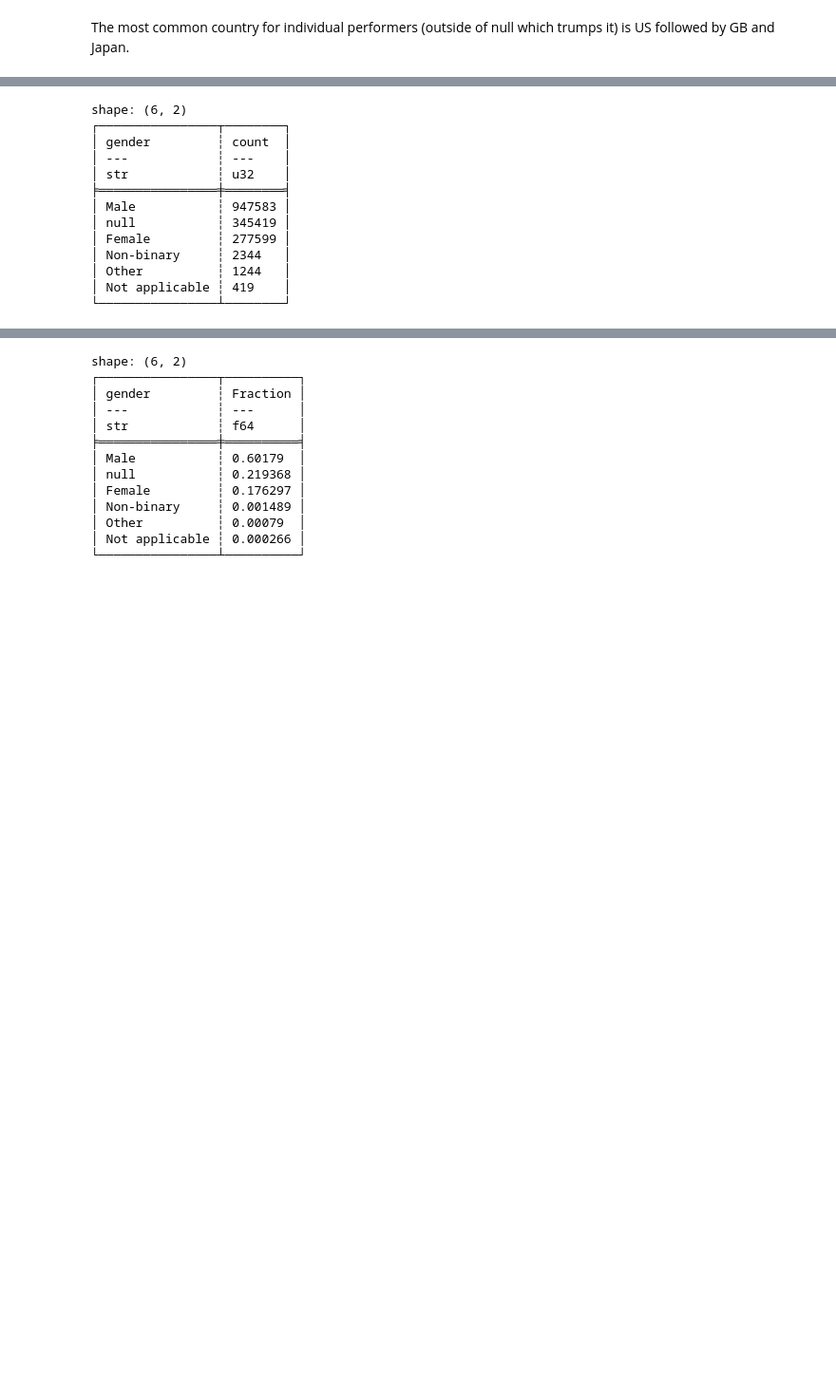
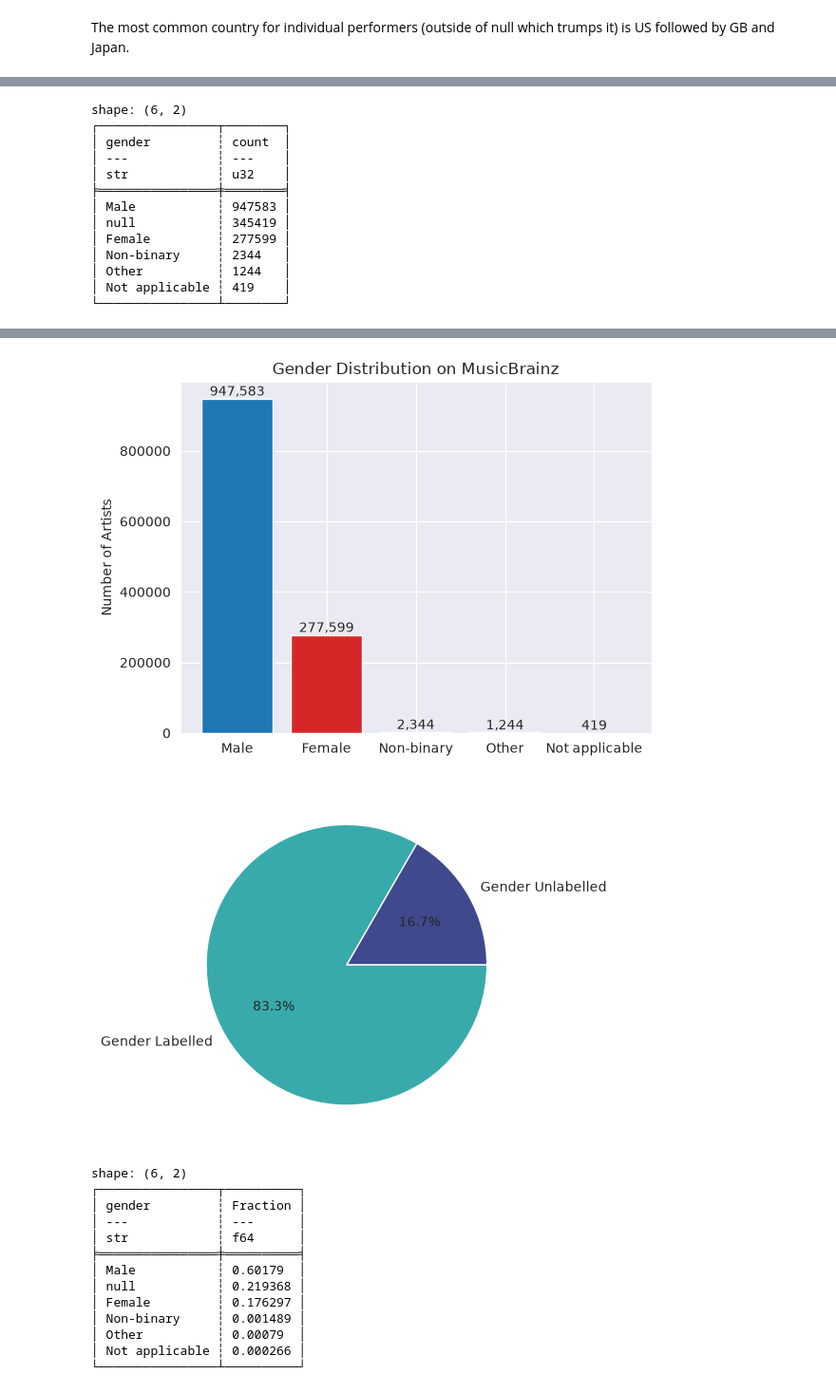
Before and after one commit to malik-files/MScDiss_IGASTNBK_, a Jupyter notebook: Main Code/inspecting_analysing_artist_MB_data.ipynb, the cells around one changed output, grey strips where cells are left out. Shown at 95% size. Drawn from its saved outputs; the diff is of its cells as text; code cells hidden in the pictures; blank space fills up the shorter version.

```diff
--- a/Main Code/inspecting_analysing_artist_MB_data.ipynb
+++ b/Main Code/inspecting_analysing_artist_MB_data.ipynb
@@ -149,33 +164,41 @@ dtype: object
 # %%
 #What is the gender split like for the entities
 genderCount = artistDF.select(pl.col("gender").value_counts(sort=True)).unnest("gender")
 genderCountPercent = artistDF.select(pl.col("gender").value_counts(sort=True, normalize=True, name="Fraction")).unnest("gender")
 print(genderCount)
 genderChart = (
     alt.Chart(genderCount).mark_bar().encode(
     y="count",
     x="gender",
     )
     .properties(width=500, title="Gender Distribution of Music Brainz")
 )
 genderChart.encoding.x.title = "Genders"
 genderChart.encoding.y.title = "Counts"
 genderChart.show()
+
+genderCountNoNulls = genderCount.drop_nulls()
+plt.rc('font', size=10)
+makeBarChart(genderCountNoNulls["gender"], genderCountNoNulls["count"], "Gender Distribution on MusicBrainz", "Number of Artists")
+
+makePieChart(["Gender Unlabelled", "Gender Labelled"], [len (genderCount) - len(genderCountNoNulls), len(genderCountNoNulls)],  "", "mako")
 # %% [output]
 shape: (6, 2)
 ┌────────────────┬────────┐
 │ gender         ┆ count  │
 │ ---            ┆ ---    │
 │ str            ┆ u32    │
 ╞════════════════╪════════╡
 │ Male           ┆ 947583 │
 │ null           ┆ 345419 │
 │ Female         ┆ 277599 │
 │ Non-binary     ┆ 2344   │
 │ Other          ┆ 1244   │
 │ Not applicable ┆ 419    │
 └────────────────┴────────┘
 [interactive output not drawn]
+[figure, added]
+[figure, added]
 # %%
 print(genderCountPercent)
 # %% [output]
```
Also changed, not shown: parts of 12 cells of this notebook, 6 other files.
